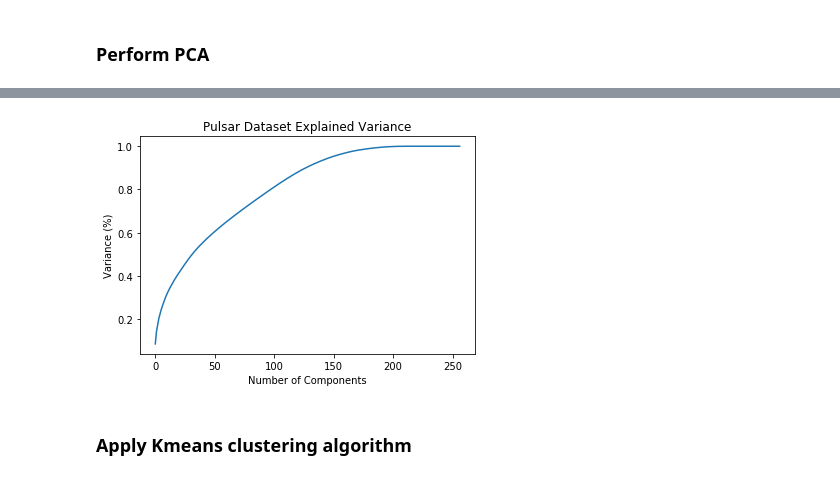
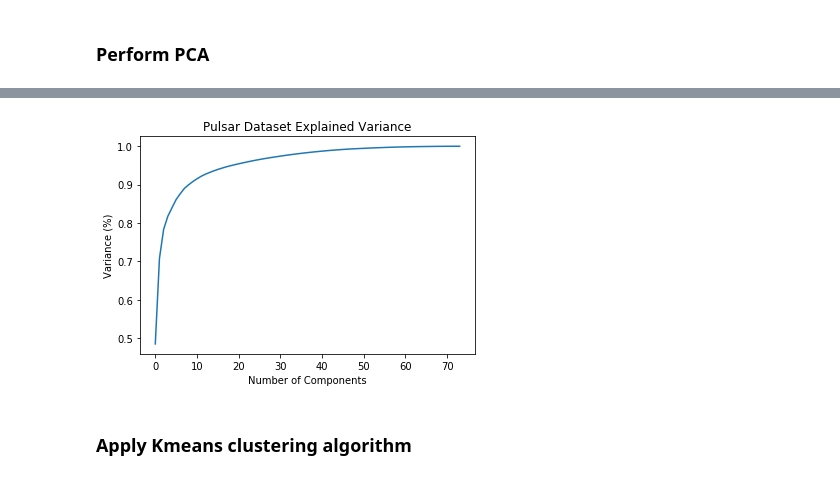
Before and after one commit to Phoebe-Macdonald/Arvato-Customer-Segmentation-Udacity-Capstone, a Jupyter notebook: Arvato Project Workbook.ipynb, the cells around one changed output, grey strips where cells are left out. Drawn from its saved outputs; the diff is of its cells as text; code cells hidden in the pictures.

```diff
--- a/Arvato Project Workbook.ipynb
+++ b/Arvato Project Workbook.ipynb
@@ -172,3 +191,5 @@ azdias[xx_cols] = azdias.loc[:,xx_cols].replace({'XX':np.nan})
 # Replace X with NA for specified columns
 customers[x_cols] = customers.loc[:,x_cols].replace({'X':np.nan})
 azdias[x_cols] = azdias.loc[:,x_cols].replace({'X':np.nan})
+# %%
+customers[neg_1_cols] = customers.loc[:,neg_1_cols].fillna(-1)
@@ -431,6 +364,7 @@ def clean_data(df, feature_summary):
     for value in [-1, 0, 9, 'XX', 'X']:
         cols = feature_summary[feature_summary['missing_or_unknown'].str.contains(str(value))]['attribute']
         df[cols] = df.loc[:,cols].replace({value:np.nan})
+        #df[cols] = df.loc[:,cols].fillna(value)
 
     # Remove columns with a high proportion of missing data
     # Columns which have >50% missing data in datasets
@@ -444,22 +378,34 @@ def clean_data(df, feature_summary):
     empty_rows = df[df.isnull().sum(axis = 1)/df.shape[1]*100 > 80].index
     df = df.drop(empty_rows, axis=0)
 
-    # Fill missing numeric fields with mean
+#     # Fill missing numeric fields with mean
     num_vars = list(feature_summary[feature_summary['type'] == 'numeric']['attribute'])
-    df = fill_mean(df, num_vars)
+#     #df = fill_mean(df, num_vars)
+    df = df.drop(num_vars, axis = 1)
+
+    ## remove not cat data
+#     num_vars = list(feature_summary[feature_summary['type'] == 'numeric']['attribute'])
+#     df = df.drop(num_vars, axis = 1)
+#     num_vars = list(feature_summary[feature_summary['type'] == 'ordinal']['attribute'])
+#     df = df.drop(num_vars, axis = 1)
+#     num_vars = list(feature_summary[feature_summary['type'] == 'interval']['attribute'])
+#     df = df.drop(num_vars, axis = 1)
+#     num_vars = list(feature_summary[feature_summary['type'] == 'mixed']['attribute'])
+#     df = df.drop(num_vars, axis = 1)
 
     # Fill missing non-numeric fields with mode
-    df = df.apply(fill_mode, axis=0)
+    #df = df.apply(fill_mode, axis=0)
+    df = df.fillna(-1)
 
     # Extract letter field from CAMEO_DEU_2015 and remove original, which is a duplicate of CAMEO_DEUG_2015
     df['CAMEO_DEU_2015_let'] = df['CAMEO_DEU_2015'].str[1]
-    df = df.drop(columns = 'CAMEO_DEU_2015', axis=1)
+    df_clean = df.drop(columns = 'CAMEO_DEU_2015', axis=1)
     feature_summary = feature_summary.drop(feature_summary[feature_summary['attribute']== 'CAMEO_DEU_2015'].index, axis=0)
 
     # One hot encode categorical, non ordinal data
-    categorical_cols = list(feature_summary[(feature_summary['type'] == 'categorical')|(feature_summary['type'] == 'mixed')]['attribute'])
-    categorical_cols.append('CAMEO_DEU_2015_let')
-    df_clean = pd.get_dummies(data=df, columns=categorical_cols)
+    #categorical_cols = list(feature_summary[(feature_summary['type'] == 'categorical')|(feature_summary['type'] == 'mixed')]['attribute'])
+    #categorical_cols.append('CAMEO_DEU_2015_let')
+    #df_clean = pd.get_dummies(data=df, columns=categorical_cols)
     return df_clean
 # %%
 # # Check function is working
@@ -479,0 +436,9 @@ See the caveats in the documentation: http://pandas.pydata.org/pandas-docs/stabl
+# %%
+customers_clean[['OST_WEST_KZ','CAMEO_DEU_2015_let']] = customers_clean[['OST_WEST_KZ','CAMEO_DEU_2015_let']].replace({-1:'Missing'})
+azdias_clean[['OST_WEST_KZ', 'CAMEO_DEU_2015_let']] = azdias_clean[['OST_WEST_KZ', 'CAMEO_DEU_2015_let']].replace({-1:'Missing'})
+#customers_clean['OST_WEST_KZ'] = customers_clean['OST_WEST_KZ'].replace({-1:np.'Missing'})
+#azdias_clean['OST_WEST_KZ'] = azdias_clean['OST_WEST_KZ'].replace({-1:np.nan})
+le = preprocessing.LabelEncoder()
+customers_clean[['PRODUCT_GROUP', 'CUSTOMER_GROUP', 'CAMEO_DEU_2015_let', 'OST_WEST_KZ']] = customers_clean[['PRODUCT_GROUP', 'CUSTOMER_GROUP', 'CAMEO_DEU_2015_let', 'OST_WEST_KZ']].apply(le.fit_transform)
+azdias_clean[['CAMEO_DEU_2015_let', 'OST_WEST_KZ']] = azdias_clean[['CAMEO_DEU_2015_let', 'OST_WEST_KZ']].apply(le.fit_transform)
+#customers_clean[['CAMEO_DEU_2015_let', 'OST_WEST_KZ']] = customers_clean[['CAMEO_DEU_2015_let', 'OST_WEST_KZ']].apply(le.fit_transform)
@@ -578,15 +555,16 @@ sns.heatmap(corr, xticklabels=corr.columns, yticklabels=corr.columns, cmap=sns.d
 # %%
+# customers_scaled changed to customers_clean
 # Determine the number of components to use using link: https://towardsdatascience.com/an-approach-to-choosing-the-number-of-components-in-a-principal-component-analysis-pca-3b9f3d6e73fe
 # Fitting the PCA algorithm with our Data
-pca = PCA().fit(customers_scaled)
+pca = PCA().fit(customers_clean)
 # Plotting the Cumulative Summation of the Explained Variance
 plt.figure()
 plt.plot(np.cumsum(pca.explained_variance_ratio_))
 plt.xlabel('Number of Components')
 plt.ylabel('Variance (%)') #for each component
 plt.title('Pulsar Dataset Explained Variance')
 plt.show()
 # Plot suggests 125 components descripe 90% of the data
 # %% [output]
-[figure, old version]
+[figure, new version]
 # %%
```
Also changed, not shown: parts of 94 cells of this notebook.
